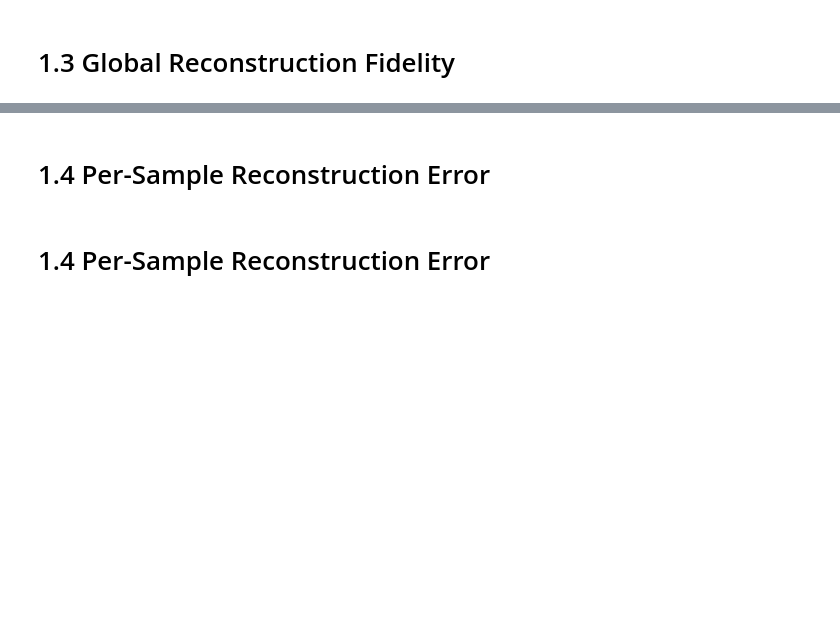
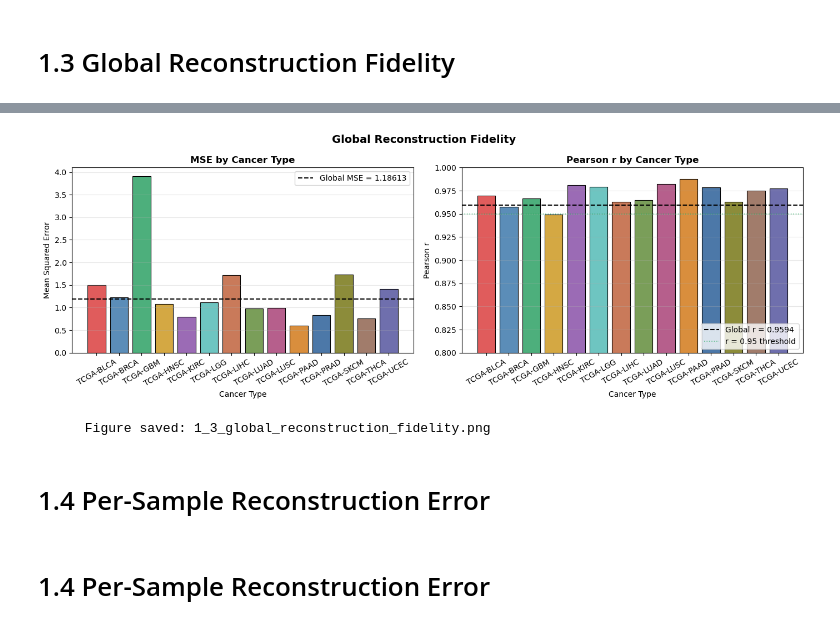
Before and after one commit to sophiamjiali/MethylVAE, a Jupyter notebook: src/MethylCDM/evaluation/eval_recon.ipynb, the cells around one changed output, grey strips where cells are left out. Saved outputs shown, nothing was run; the diff lists cells and outputs as text; code cells hidden in the pictures; blank space fills up the shorter version.

```diff
--- a/src/MethylCDM/evaluation/eval_recon.ipynb
+++ b/src/MethylCDM/evaluation/eval_recon.ipynb
@@ -60,7 +60,7 @@ from MethylCDM.models.betaVAE import BetaVAE
 # Modify these paths to match your environment
 CKPT_PATH   = "/ddn_exa/campbell/sli/methylcdm-project/betaVAE_train_20260326_175018/best-epoch=152-val_loss=1.5184.ckpt"
 ADATA_PATH  = "/ddn_exa/campbell/sli/methylcdm-project/data/training/methylation/pancancer_cohort_adata.h5ad"
-FIGURES_DIR = Path("/ddn_exa/campbell/sli/methylcdm-project/plots/eval_recon/")
+FIGURES_DIR = Path("/ddn_exa/campbell/sli/methylcdm-project/plots/pancancer_test/")
 FIGURES_DIR.mkdir(parents=True, exist_ok=True)
 
 DEVICE      = "cuda" if torch.cuda.is_available() else "cpu"
@@ -292,35 +332,38 @@ fig.suptitle("Global Reconstruction Fidelity", fontsize=14, fontweight='bold')
 
 # MSE bar chart
 ax = axes[0]
 colors = [CANCER_PALETTE.get(ct, '#888888') for ct in cancer_df.index]
 bars = ax.bar(cancer_df.index, cancer_df['MSE'], color=colors, edgecolor='black', linewidth=0.8)
 ax.axhline(global_mse, color='black', linestyle='--', linewidth=1.5,
            label=f'Global MSE = {global_mse:.5f}')
 ax.set_title("MSE by Cancer Type", fontweight='bold')
 ax.set_ylabel("Mean Squared Error")
 ax.set_xlabel("Cancer Type")
 ax.tick_params(axis='x', rotation=30)
-ax.legend()
+ax.legend(loc='upper right')
 ax.grid(axis='y', alpha=0.3)
 
 # Pearson r bar chart
 ax = axes[1]
 bars = ax.bar(cancer_df.index, cancer_df['Pearson r'], color=colors, edgecolor='black', linewidth=0.8)
 ax.axhline(global_r, color='black', linestyle='--', linewidth=1.5,
            label=f'Global r = {global_r:.4f}')
 ax.axhline(0.95, color='#27AE60', linestyle=':', linewidth=1.2, alpha=0.7, label='r = 0.95 threshold')
 ax.set_title("Pearson r by Cancer Type", fontweight='bold')
 ax.set_ylabel("Pearson r")
 ax.set_xlabel("Cancer Type")
 ax.set_ylim([0.8, 1.0])
 ax.tick_params(axis='x', rotation=30)
-ax.legend()
+ax.legend(loc='lower right')
 ax.grid(axis='y', alpha=0.3)
 
 plt.tight_layout()
 plt.savefig(FIGURES_DIR / "1_3_global_reconstruction_fidelity.png", dpi=150, bbox_inches='tight')
 plt.show()
 print("\n      Figure saved: 1_3_global_reconstruction_fidelity.png")
+# %% [output]
+[figure, added]
+      Figure saved: 1_3_global_reconstruction_fidelity.png
 # %% [markdown]
 # 1.4 Per-Sample Reconstruction Error
 # %% [markdown]
```
Also changed, not shown: parts of 22 cells of this notebook, 2 other files.
